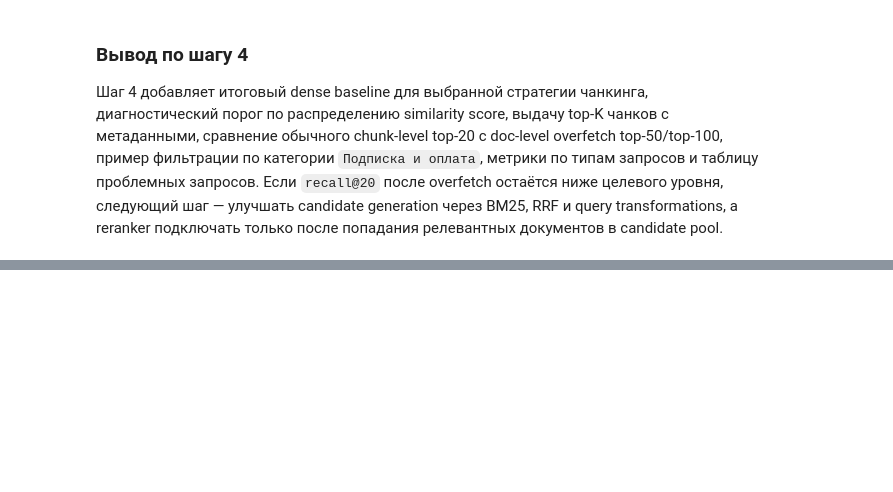
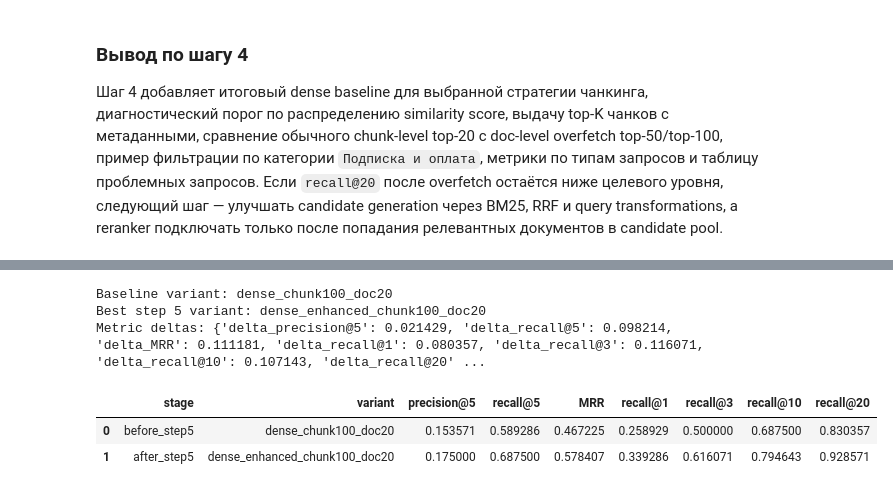
Before and after one commit to IlyaEmelin/ai-agent.rag-system2, a Jupyter notebook: filmoskop_rag.ipynb, the cells around one changed output, grey strips where cells are left out. Saved outputs shown, nothing was run; the diff lists cells and outputs as text; code cells hidden in the pictures; blank space fills up the shorter version.

```diff
--- a/filmoskop_rag.ipynb
+++ b/filmoskop_rag.ipynb
@@ -759,0 +1171,34 @@ problem_queries.head(15)
+# %%
+baseline_best_name = "dense_chunk100_doc20"
+baseline_best_metrics = baseline_summary[baseline_summary["variant"] == baseline_best_name].copy()
+if baseline_best_metrics.empty:
+    baseline_best_metrics = baseline_summary.head(1).copy()
+    baseline_best_name = baseline_best_metrics.iloc[0]["variant"]
+
+best_step5_variant = step5_summary.iloc[0]["variant"]
+best_step5_metrics = step5_summary[step5_summary["variant"] == best_step5_variant].copy()
+
+comparison_before_after = pd.concat([
+    baseline_best_metrics.assign(stage="before_step5"),
+    best_step5_metrics.assign(stage="after_step5"),
+], ignore_index=True)[[
+    "stage", "variant", "precision@5", "recall@5", "MRR", "recall@1", "recall@3", "recall@10", "recall@20"
+]]
+
+metric_cols = ["precision@5", "recall@5", "MRR", "recall@1", "recall@3", "recall@10", "recall@20"]
+improvements = {
+    f"delta_{col}": float(best_step5_metrics.iloc[0][col] - baseline_best_metrics.iloc[0][col])
+    for col in metric_cols
+}
+
+print("Baseline variant:", baseline_best_name)
+print("Best step 5 variant:", best_step5_variant)
+print("Metric deltas:", {k: round(v, 6) for k, v in improvements.items()})
+comparison_before_after
+# %% [output]
+Baseline variant: dense_chunk100_doc20
+Best step 5 variant: dense_enhanced_chunk100_doc20
+Metric deltas: {'delta_precision@5': 0.021429, 'delta_recall@5': 0.098214, 'delta_MRR': 0.111181, 'delta_recall@1': 0.080357, 'delta_recall@3': 0.116071, 'delta_recall@10': 0.107143, 'delta_recall@20' ...
+|  | stage | variant | precision@5 | recall@5 | MRR | recall@1 | recall@3 | recall@10 | recall@20 |
+| 0 | before_step5 | dense_chunk100_doc20 | 0.153571 | 0.589286 | 0.467225 | 0.258929 | 0.500000 | 0.687500 | 0.830357 |
+| 1 | after_step5 | dense_enhanced_chunk100_doc20 | 0.175000 | 0.687500 | 0.578407 | 0.339286 | 0.616071 | 0.794643 | 0.928571 |
```
Also changed, not shown: parts of 10 cells of this notebook, 1 other file.
